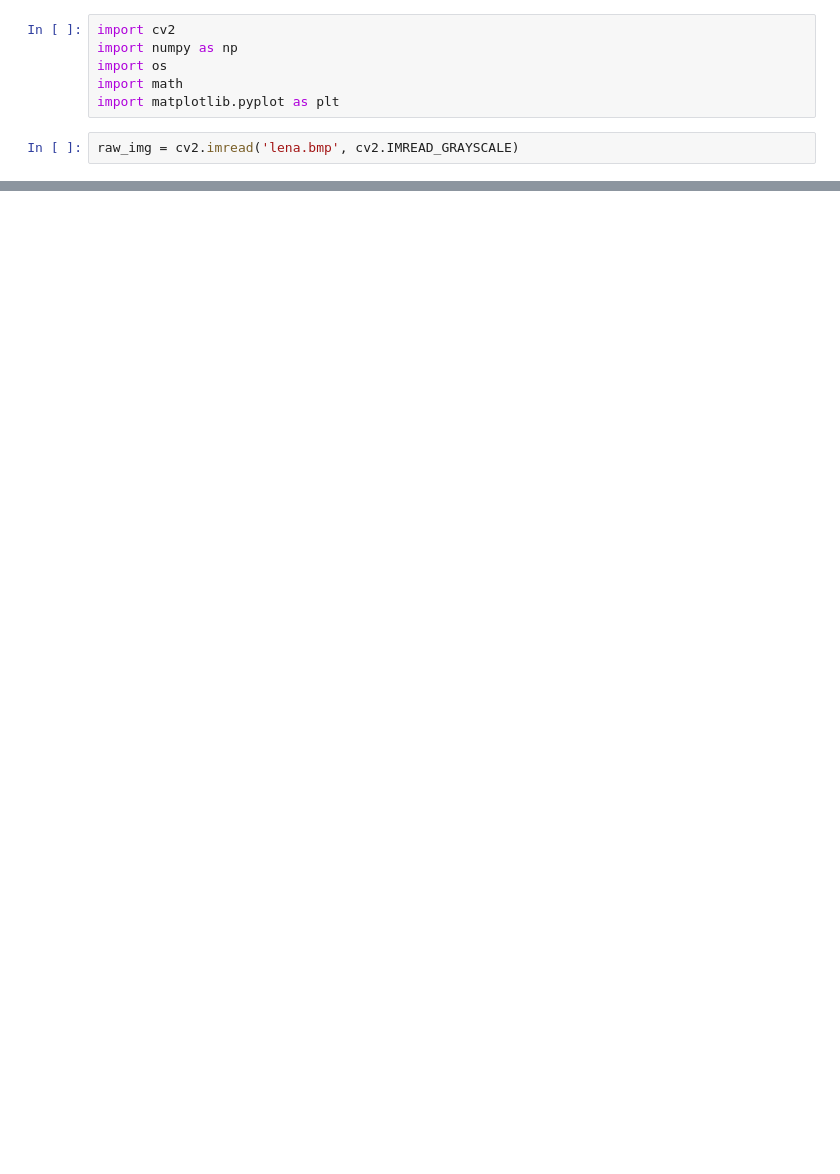
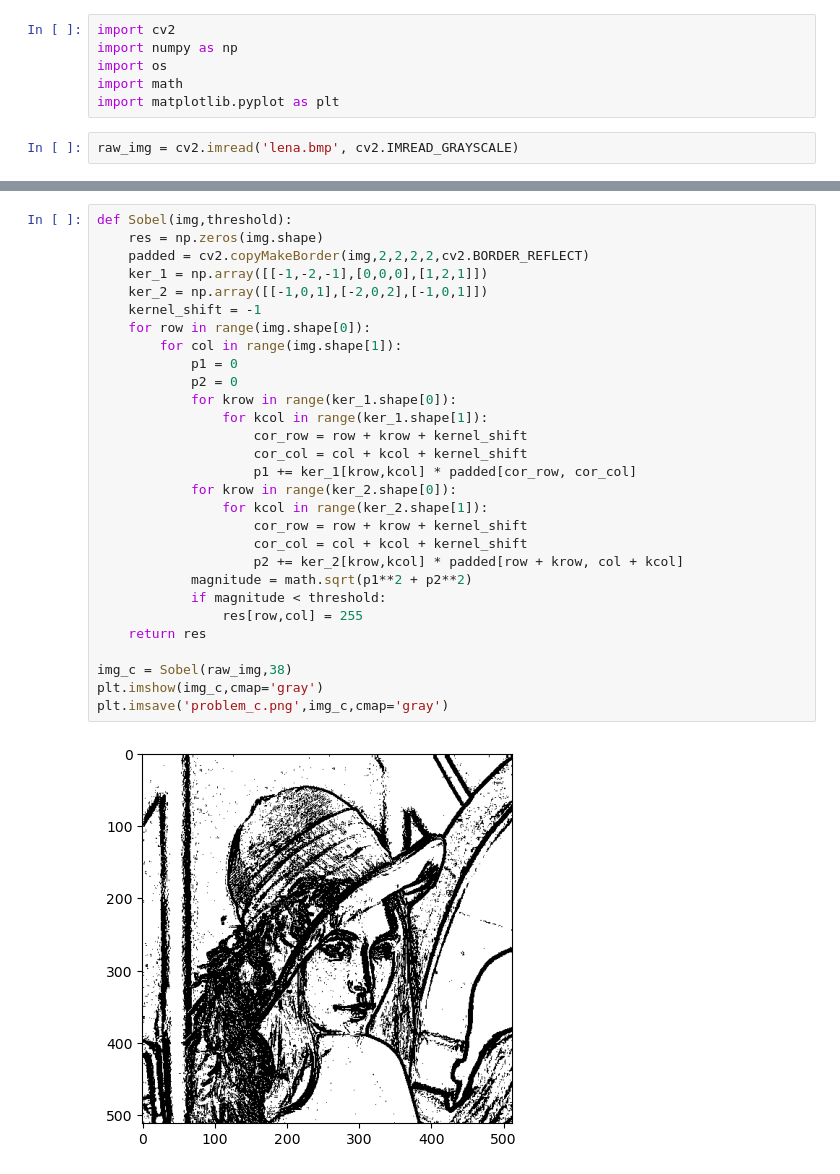
Before and after one commit to ChenYuSean/NTU-2023-Fall-CV, a Jupyter notebook: hw9/Source Code.ipynb, the cells around one changed output, grey strips where cells are left out. Drawn from its saved outputs; the diff is of its cells as text; blank space fills up the shorter version.

```diff
--- a/hw9/Source Code.ipynb
+++ b/hw9/Source Code.ipynb
@@ -59,0 +70,31 @@ for row in range(ker.shape[0]):
+# %%
+def Sobel(img,threshold):
+    res = np.zeros(img.shape)
+    padded = cv2.copyMakeBorder(img,2,2,2,2,cv2.BORDER_REFLECT)
+    ker_1 = np.array([[-1,-2,-1],[0,0,0],[1,2,1]])
+    ker_2 = np.array([[-1,0,1],[-2,0,2],[-1,0,1]])
+    kernel_shift = -1
+    for row in range(img.shape[0]):
+        for col in range(img.shape[1]):
+            p1 = 0
+            p2 = 0
+            for krow in range(ker_1.shape[0]):
+                for kcol in range(ker_1.shape[1]):
+                    cor_row = row + krow + kernel_shift
+                    cor_col = col + kcol + kernel_shift
+                    p1 += ker_1[krow,kcol] * padded[cor_row, cor_col]
+            for krow in range(ker_2.shape[0]):
+                for kcol in range(ker_2.shape[1]):
+                    cor_row = row + krow + kernel_shift
+                    cor_col = col + kcol + kernel_shift
+                    p2 += ker_2[krow,kcol] * padded[row + krow, col + kcol]
+            magnitude = math.sqrt(p1**2 + p2**2)
+            if magnitude < threshold:
+                res[row,col] = 255
+    return res
+
+img_c = Sobel(raw_img,38)
+plt.imshow(img_c,cmap='gray')
+plt.imsave('problem_c.png',img_c,cmap='gray')
+# %% [output]
+[figure, added]
```
Also changed, not shown: parts of 14 cells of this notebook, 9 other files.
